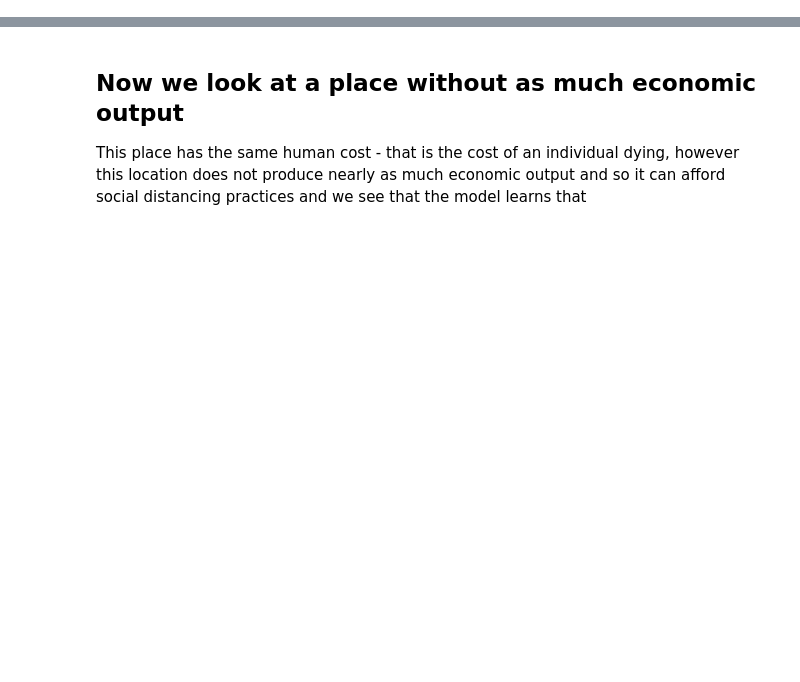
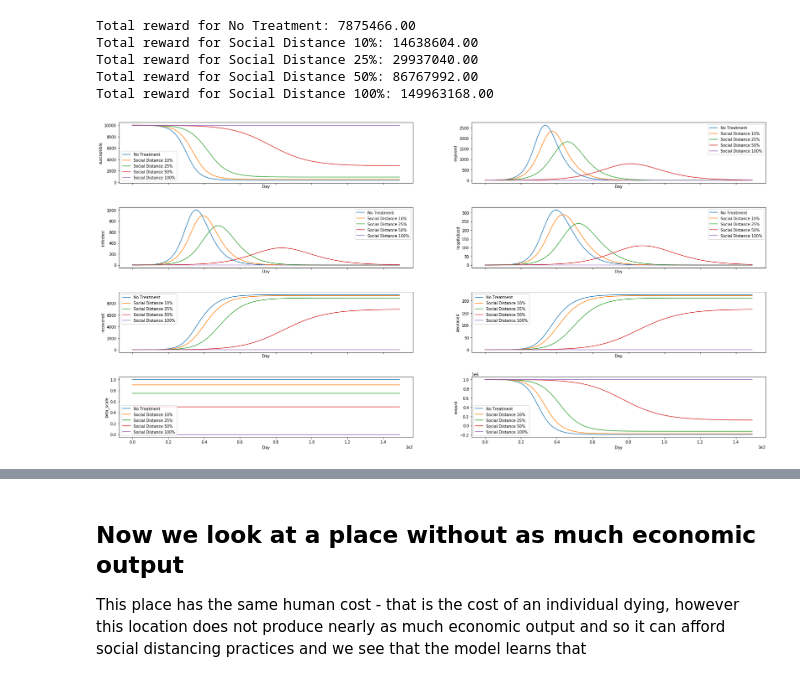
Before and after one commit to chnsh/whynot, a Jupyter notebook: examples/reinforcement_learning/covid19_simulator.ipynb, the cells around one changed output, grey strips where cells are left out. Saved outputs shown, nothing was run; the diff lists cells and outputs as text; code cells hidden in the pictures; blank space fills up the shorter version.

Commit message:
Added descriptions and reward plots

```diff
--- a/examples/reinforcement_learning/covid19_simulator.ipynb
+++ b/examples/reinforcement_learning/covid19_simulator.ipynb
@@ -56,7 +139,6 @@ class SocialDistancingPolicy():
         return social_distancing_to_action_map[self.social_distance_val]
 # %%
 policies = {
-    "No Treatment": NoTreatmentPolicy(),
     "Social Distance 10%": SocialDistancingPolicy(0.1),
     "Social Distance 25%": SocialDistancingPolicy(0.25),
     "Social Distance 50%": SocialDistancingPolicy(0.5),
@@ -108,7 +190,7 @@ def plot_sample_trajectory(env, policies):
     """Plot sample trajectories from policies."""
     obs_dim_names = covid19.State.variable_names()
 
-    fig, axes = plt.subplots(4, 3, sharex=True, figsize=[30, 15])
+    fig, axes = plt.subplots(4, 2, sharex=True, figsize=[30, 15])
     axes = axes.flatten()
 
     for name, policy in policies.items():
@@ -150,2 +245,9 @@ def plot_sample_trajectory(env, policies):
 # %%
-plot_sample_trajectory(env, policies)
+plot_sample_trajectory(env, augment_policies(policies, NoTreatmentPolicy))
+# %% [output]
+Total reward for No Treatment: 7875466.00
+Total reward for Social Distance 10%: 14638604.00
+Total reward for Social Distance 25%: 29937040.00
+Total reward for Social Distance 50%: 86767992.00
+Total reward for Social Distance 100%: 149963168.00
+[figure, added]
```
Also changed, not shown: parts of 23 cells of this notebook.
